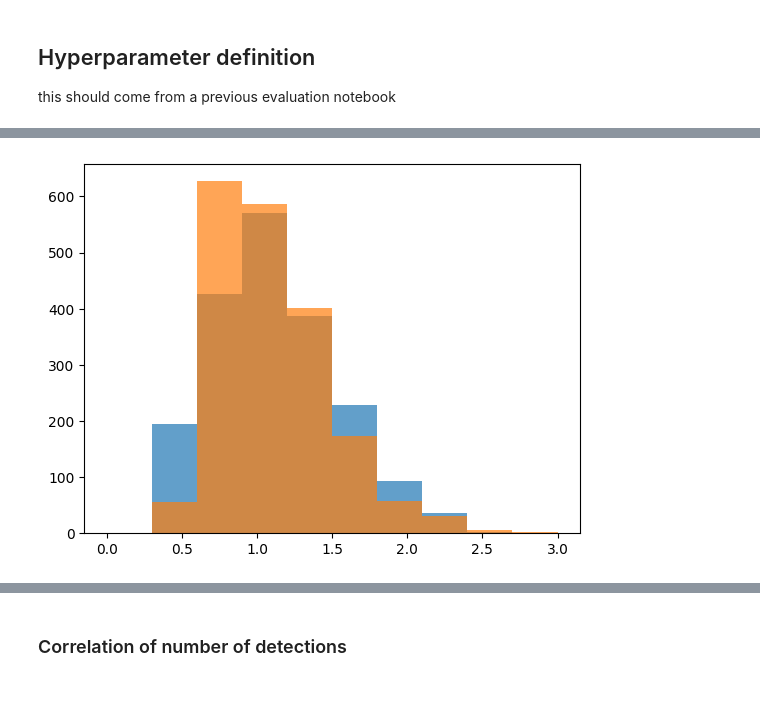
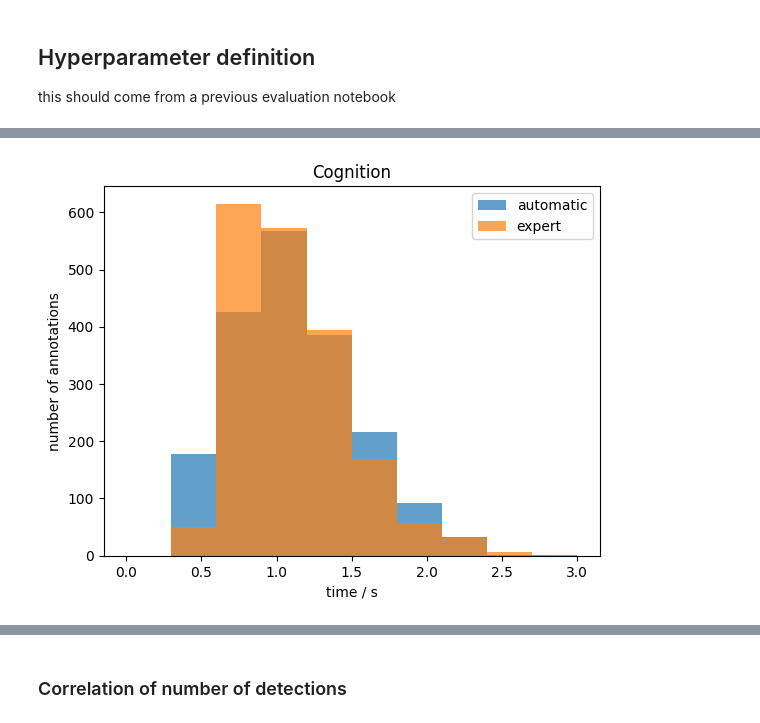
Before and after one commit to quiquegurdiel/SpinCo, a Jupyter notebook: experiments/010_COGNITION_testing26Features_7S_09aa67d8-c865-4a95-a7c5-de7b6adadbce/004_Correlations_E1.ipynb, the cells around one changed output, grey strips where cells are left out. Cells and saved outputs as stored; diff of their text form; code cells hidden in the pictures; blank space fills up the shorter version.

```diff
--- a/experiments/010_COGNITION_testing26Features_7S_09aa67d8-c865-4a95-a7c5-de7b6adadbce/004_Correlations_E1.ipynb
+++ b/experiments/010_COGNITION_testing26Features_7S_09aa67d8-c865-4a95-a7c5-de7b6adadbce/004_Correlations_E1.ipynb
@@ -108,7 +108,7 @@ featureSelection
 ## Hyperparameter definition
 this should come from a previous evaluation notebook
 # %%
-hyperClose=0.25
+hyperClose=0.1
 hyperDuration=0.3
 hyperThres=0.4
 hyperDepth=10
@@ -222,6 +155,7 @@ for ind,row in experimentModels.iterrows():
 
     #By-event tables
     processedAnnotations=labelVectorToAnnotations(processedLabels,samplerate)
+    processedAnnotations=processedAnnotations[processedAnnotations.duration<5].reset_index(drop=True)
     gtAnnotations=labelVectorToAnnotations(testLabels,samplerate)   #<- or just filter the annotations
     tableOut,tableGT=getMetricTables(gtAnnotations,processedAnnotations)
 
@@ -252,11 +186,15 @@ for ind,row in experimentModels.iterrows():
 *************************
 7 of 7
 # %%
-plt.hist(allTablesOut[allTablesOut.tp].durationOut,range=[0,3],alpha=0.7)
-plt.hist(allTablesOut[allTablesOut.tp].durationGT,range=[0,3],alpha=0.7)
+plt.hist(allTablesOut[allTablesOut.tp].durationOut,range=[0,3],alpha=0.7,label='automatic')
+plt.hist(allTablesOut[allTablesOut.tp].durationGT,range=[0,3],alpha=0.7,label='expert')
+plt.legend()
+plt.xlabel("time / s")
+plt.ylabel("number of annotations")
+plt.title("Cognition")
 plt.show()
 # %% [output]
-[figure, old version]
+[figure, new version]
 # %%
 px.scatter(allTablesOut[allTablesOut.tp],x="durationGT",y="durationOut",trendline="lowess")
 # %%
```
Also changed, not shown: parts of 25 cells of this notebook, 4 other files.
